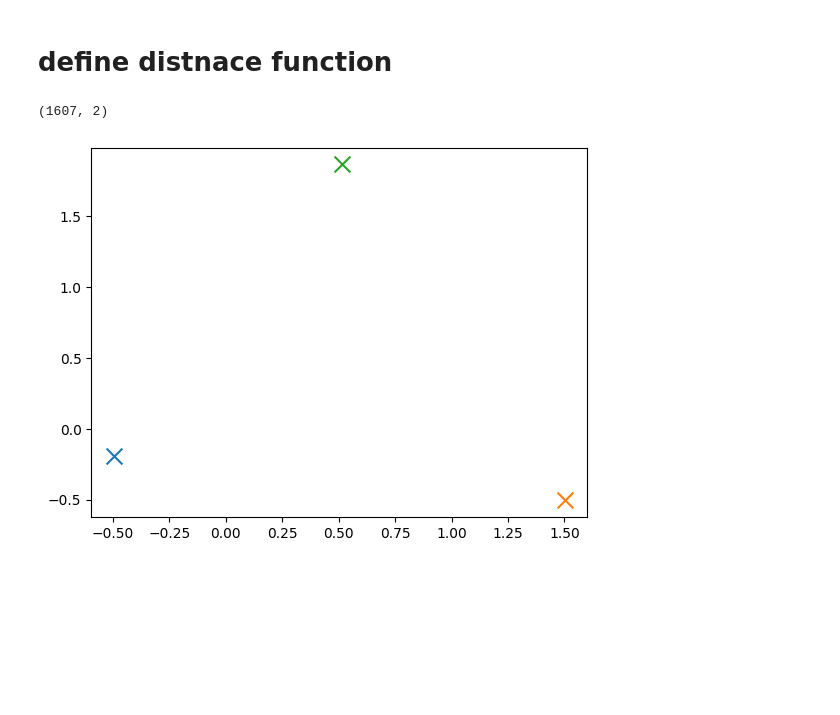
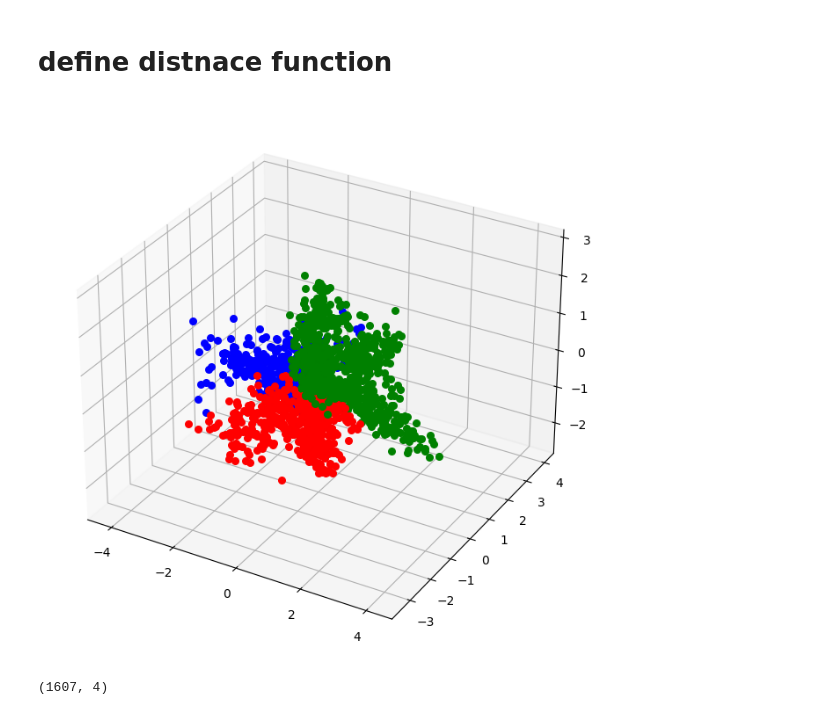
Before and after one commit to BaamPark/Clutering_Algorithm_Implementation, a Jupyter notebook: Question5.ipynb, the cells around one changed output. Cells and saved outputs as stored; diff of their text form; code cells hidden in the pictures; blank space fills up the shorter version.

```diff
--- a/Question5.ipynb
+++ b/Question5.ipynb
@@ -96,23 +96,25 @@ class K_Means:
 # %%
 
 k_means = K_Means(3)
-pca = PCA(n_components=2)
-data_projected = pca.fit_transform(data)
-k_means.fit(data_projected)
 
-# pca = PCA(n_components=2)
-# data_projected = pca.fit_transform(data)
-print(data_projected.shape)
+k_means.fit(data)
 
-colors = 10*["r", "g", "c", "b", "k"]
+colors = 10*["r", "g", "b"]
 
-for centroid in k_means.dict_centroid_point:
-    plt.scatter(k_means.dict_centroid_point[centroid][0], k_means.dict_centroid_point[centroid][1], s = 130, marker = "x")
-
-# for cluster_index in k_means.dict_class_points:
-#     color = colors[cluster_index]
-#     for features in k_means.dict_class_points[cluster_index]:
-#         plt.scatter(features[0], features[1], color = color,s = 30)
+fig = plt.figure(figsize=(8, 8))
+ax = fig.add_subplot(projection='3d')
+for cluster_index in k_means.dict_class_points:
+    color = colors[cluster_index]
+    for features in k_means.dict_class_points[cluster_index]:
+        ax.scatter(features[0], features[1], features[2], color=color,s = 30)
 # %% [output]
-(1607, 2)
-[figure, old version]
+[figure, new version]
+# %%
+data = np.empty((0,4), int)
+for cluster_index in k_means.dict_class_points:
+    color = colors[cluster_index]
+    for features in k_means.dict_class_points[cluster_index]:
+        data = np.append(data, np.array([[features[0], features[1], features[2], cluster_index]]), axis=0)
+print(data.shape)
+# %% [output]
+(1607, 4)
```
Also changed, not shown: parts of 1 cell of this notebook.
